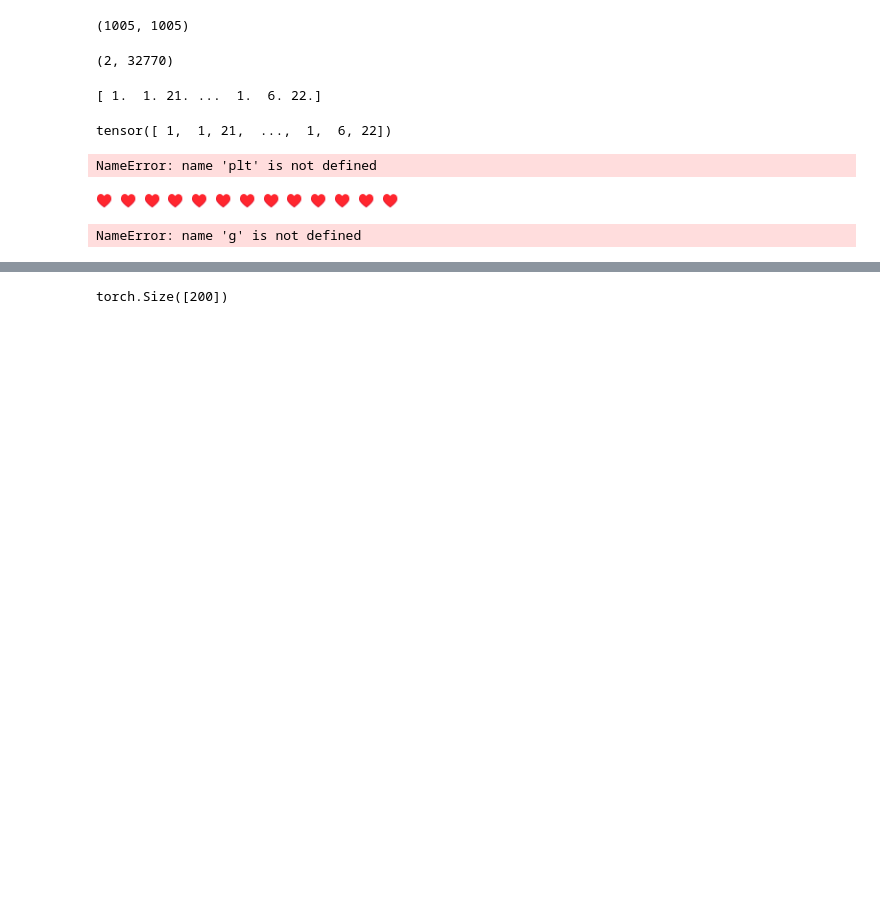
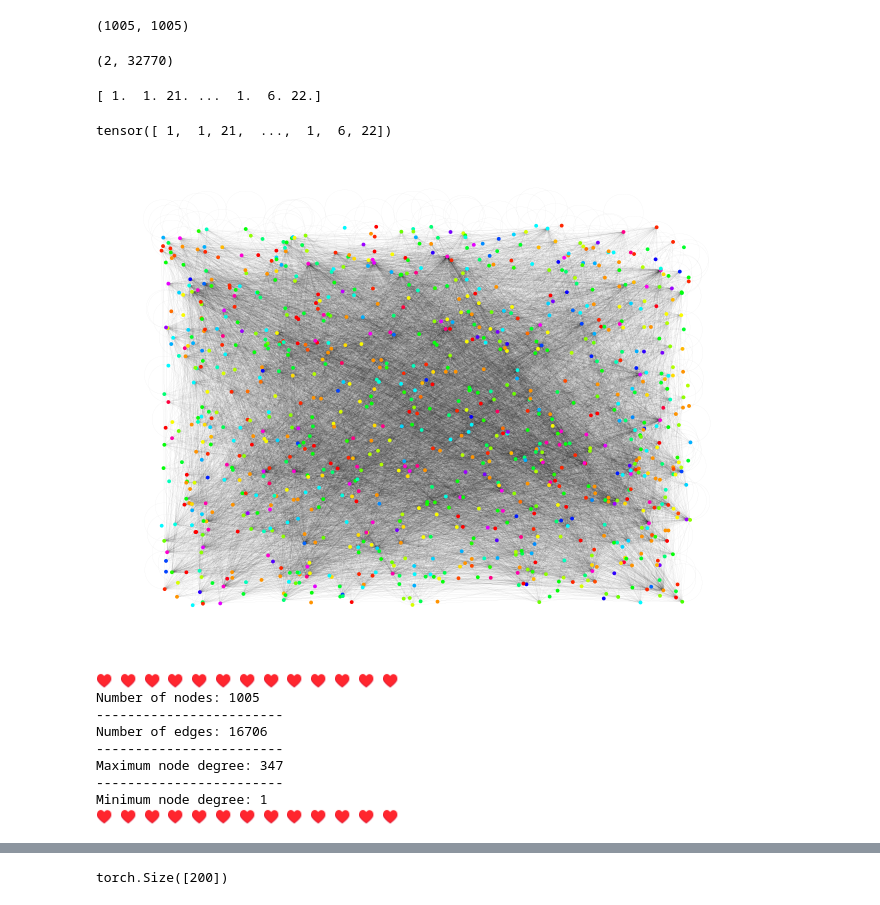
Before and after one commit to Michael-Data-Science-spec/community-detection, a Jupyter notebook: notebooks/Supervised_GNN.ipynb, the cells around one changed output, grey strips where cells are left out. Saved outputs shown, nothing was run; the diff lists cells and outputs as text; code cells hidden in the pictures; blank space fills up the shorter version.

```diff
--- a/notebooks/Supervised_GNN.ipynb
+++ b/notebooks/Supervised_GNN.ipynb
@@ -65,14 +65,15 @@ for i, lbl in enumerate(y):
   nodes_all.append(i)
   lbls_all.append(lbl)
 # %%
-# g = draw(lbls_all, nodes_all)
+import matplotlib.pyplot as plt
+g = draw(lbls_all, nodes_all)
 # %% [output]
-NameError: name 'plt' is not defined
+[figure, added]
 # %%
 print('♥ ♥ ♥ ♥ ♥ ♥ ♥ ♥ ♥ ♥ ♥ ♥ ♥')
 print(f'Number of nodes: {g.number_of_nodes()}')
 print('------------------------')
-print(f'Number of edges: {edge_index.shape[1]}')
+print(f'Number of edges: {g.number_of_edges()}')
 print('------------------------')
 print(f'Maximum node degree: {max(dict(g.degree()).values())}')
 print('------------------------')
@@ -80,6 +81,13 @@ print(f'Minimum node degree: {min(dict(g.degree()).values())}')
 print('♥ ♥ ♥ ♥ ♥ ♥ ♥ ♥ ♥ ♥ ♥ ♥ ♥')
 # %% [output]
 ♥ ♥ ♥ ♥ ♥ ♥ ♥ ♥ ♥ ♥ ♥ ♥ ♥
+Number of nodes: 1005
+------------------------
+Number of edges: 16706
+------------------------
+Maximum node degree: 347
+------------------------
+Minimum node degree: 1
+♥ ♥ ♥ ♥ ♥ ♥ ♥ ♥ ♥ ♥ ♥ ♥ ♥
-NameError: name 'g' is not defined
 # %%
 pip install torch_geometric
```
Also changed, not shown: parts of 10 cells of this notebook, 1 other file.
